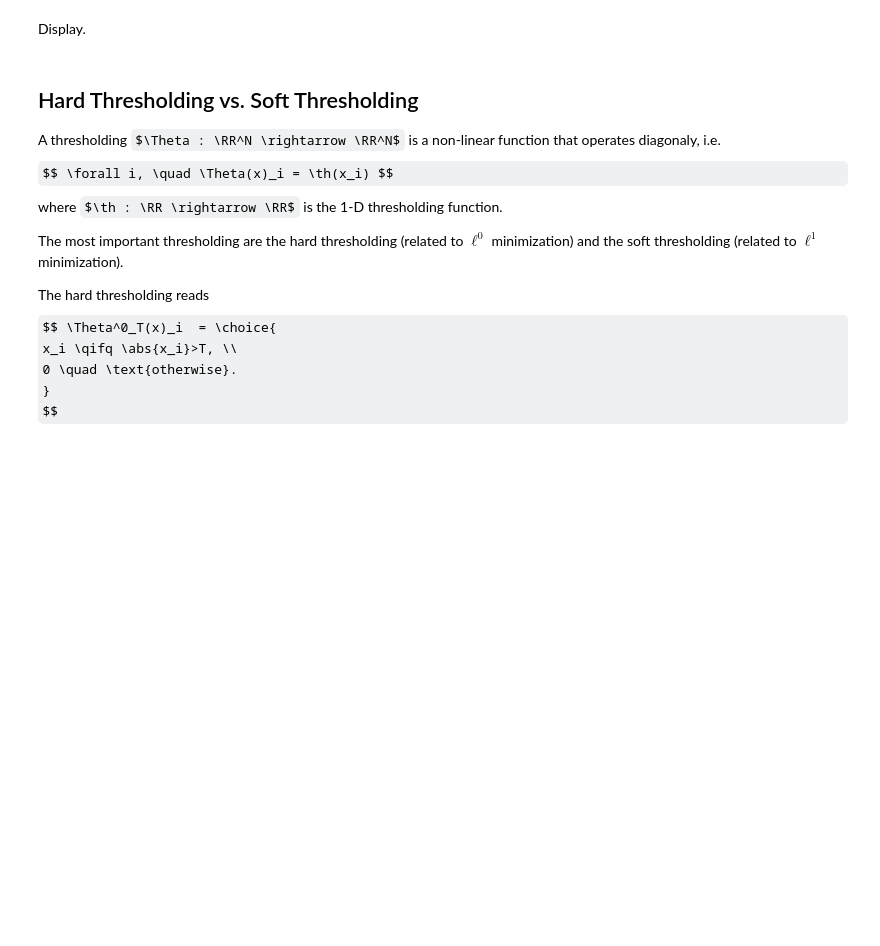
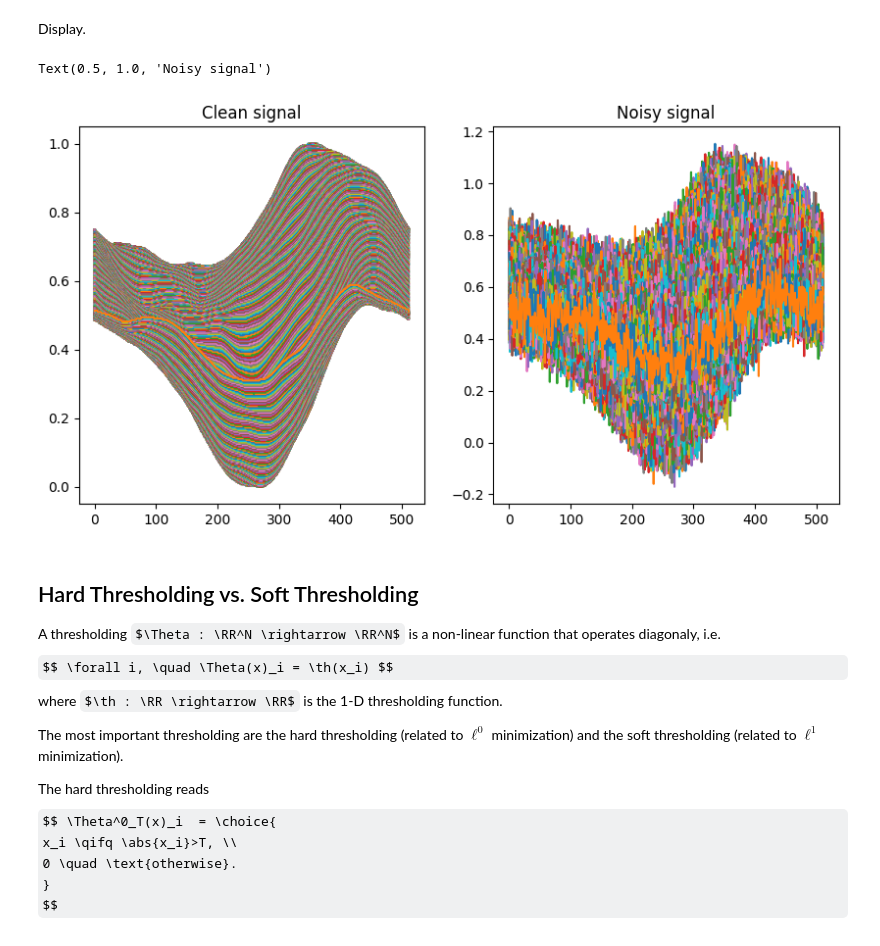
Before and after one commit to Borleo/2_M2_IAFA, a Jupyter notebook: TP_M2IAFA/TP_M2_IMGCMPT/TP23_Imagerie_Computationnelle/2_Wavelet Denoising /Image Denoising with Wavelets/denoisingwav_1_wavelet_1d.ipynb, the cells around one changed output. Cells and saved outputs as stored; diff of their text form; code cells hidden in the pictures; some formulas as TeX source; blank space fills up the shorter version.

```diff
--- a/TP_M2IAFA/TP_M2_IMGCMPT/TP23_Imagerie_Computationnelle/2_Wavelet Denoising /Image Denoising with Wavelets/denoisingwav_1_wavelet_1d.ipynb
+++ b/TP_M2IAFA/TP_M2_IMGCMPT/TP23_Imagerie_Computationnelle/2_Wavelet Denoising /Image Denoising with Wavelets/denoisingwav_1_wavelet_1d.ipynb
@@ -95,12 +65,16 @@ f = f0 + randn(size(f0))*sigma
 # %% [markdown]
 Display.
 # %%
-subplot(2, 1, 1)
-plot(f0); axis([1 N 0 1])
-title('Clean signal')
-subplot(2, 1, 2)
-plot(f); axis([1 N 0 1])
-title('Noisy signal')
+plt.figure(figsize=(10, 5))
+plt.subplot(1, 2, 1)
+plt.plot(f0);
+plt.title('Clean signal')
+plt.subplot(1, 2, 2)
+plt.plot(y);
+plt.title('Noisy signal')
+# %% [output]
+Text(0.5, 1.0, 'Noisy signal')
+[figure, added]
 # %% [markdown]
 Hard Thresholding vs. Soft Thresholding
 ---------------------------------------
```
Also changed, not shown: parts of 15 cells of this notebook, 1 other file.
